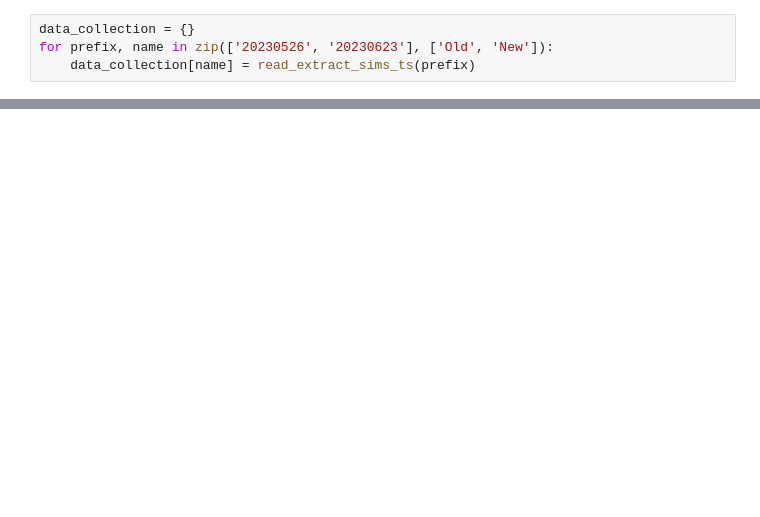
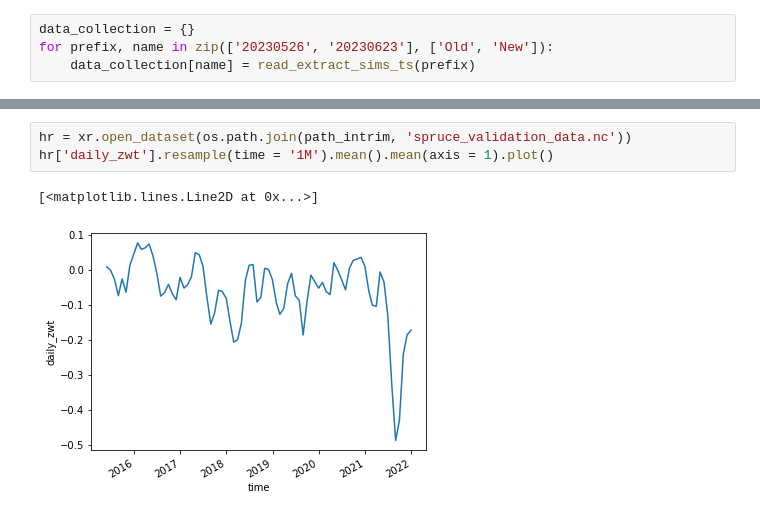
Before and after one commit to ypwong22/elm_nutrients, a Jupyter notebook: plot_carbon_cycle.ipynb, the cells around one changed output, grey strips where cells are left out. Saved outputs shown, nothing was run; the diff lists cells and outputs as text; blank space fills up the shorter version.

```diff
--- a/plot_carbon_cycle.ipynb
+++ b/plot_carbon_cycle.ipynb
@@ -105,0 +148,6 @@ plt.savefig(os.path.join(path_out, f'plot_carbon_cycle_compare_seasonality2.png'
+# %%
+hr = xr.open_dataset(os.path.join(path_intrim, 'spruce_validation_data.nc'))
+hr['daily_zwt'].resample(time = '1M').mean().mean(axis = 1).plot()
+# %% [output]
+[<matplotlib.lines.Line2D at 0x...>]
+[figure, added]
```
Also changed, not shown: parts of 8 cells of this notebook, 19 other files.
